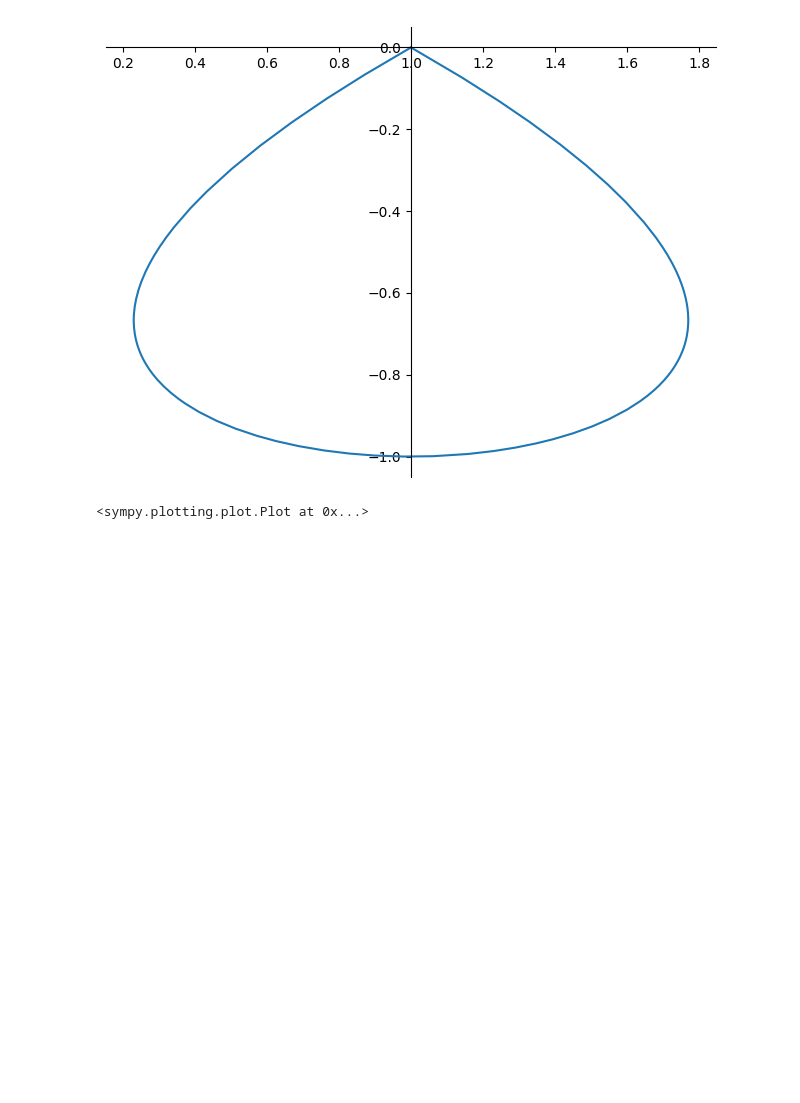
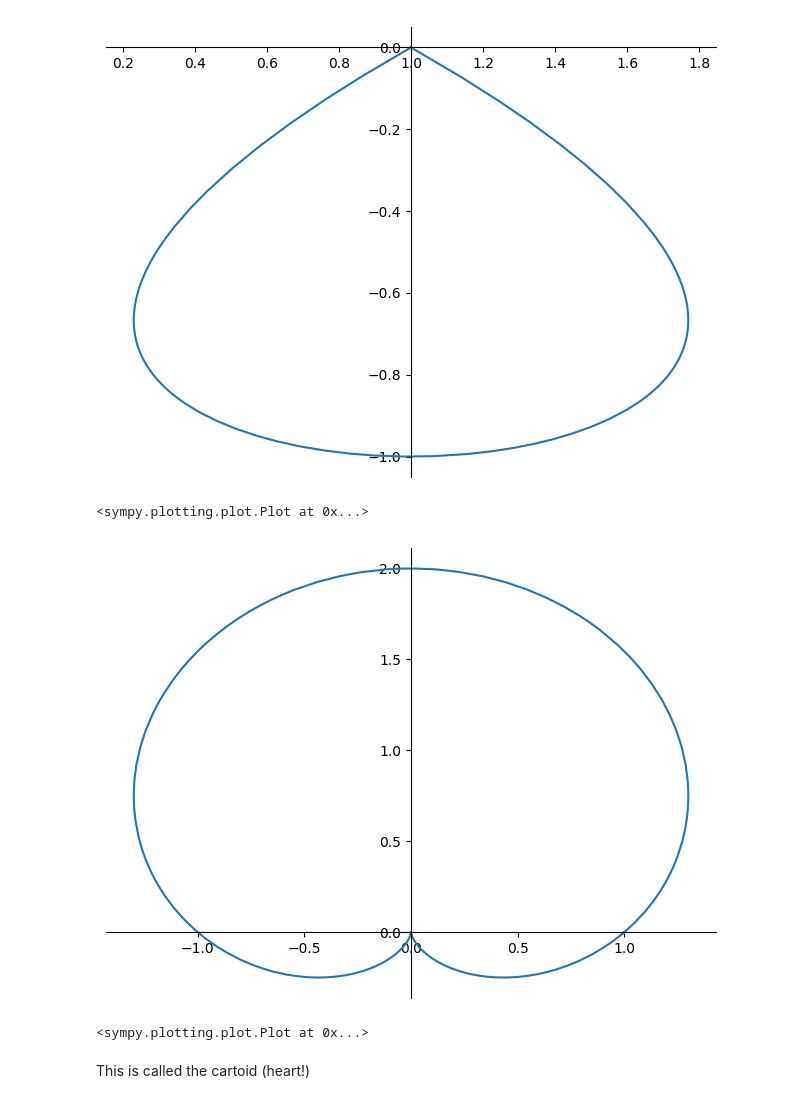
Before and after one commit to nurfnick/Calculus_2, a Jupyter notebook: Python/ParametricCurves.ipynb, the cells around one changed output. Saved outputs shown, nothing was run; the diff lists cells and outputs as text; code cells hidden in the pictures; blank space fills up the shorter version.

```diff
--- a/Python/ParametricCurves.ipynb
+++ b/Python/ParametricCurves.ipynb
@@ -57,3 +57,13 @@ plot_parametric(t**3/4-t+1,t**2/4-1,(t,-2,2))
 # %% [output]
 [figure]
 <sympy.plotting.plot.Plot at 0x...>
+# %%
+r = 1+sin(t)
+
+#matplotlib inline
+plot_parametric( r*cos(t), r*sin(t), (t, 0, 2*pi))
+# %% [output]
+[figure, added]
+<sympy.plotting.plot.Plot at 0x...>
+# %% [markdown]
+This is called the cartoid (heart!)
```
